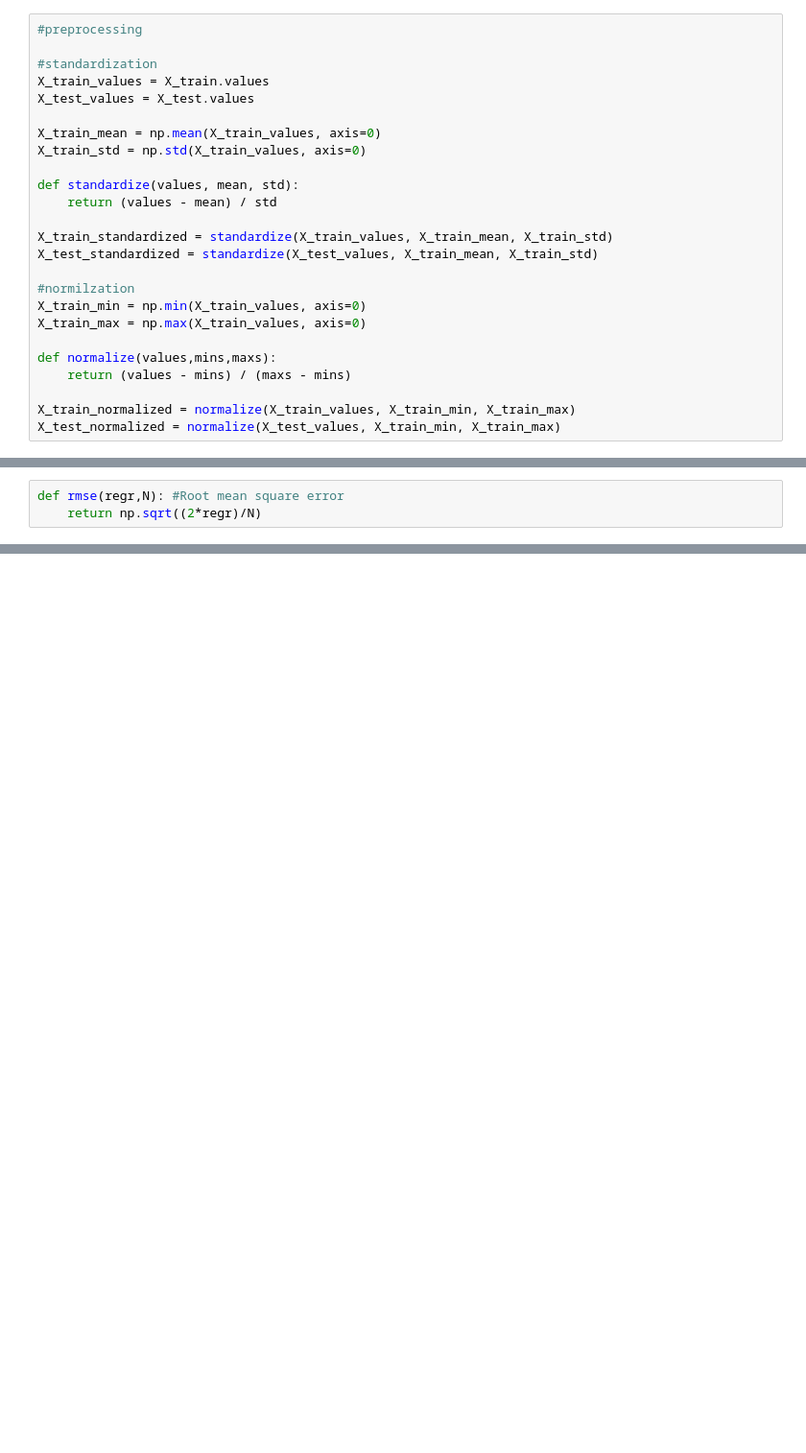
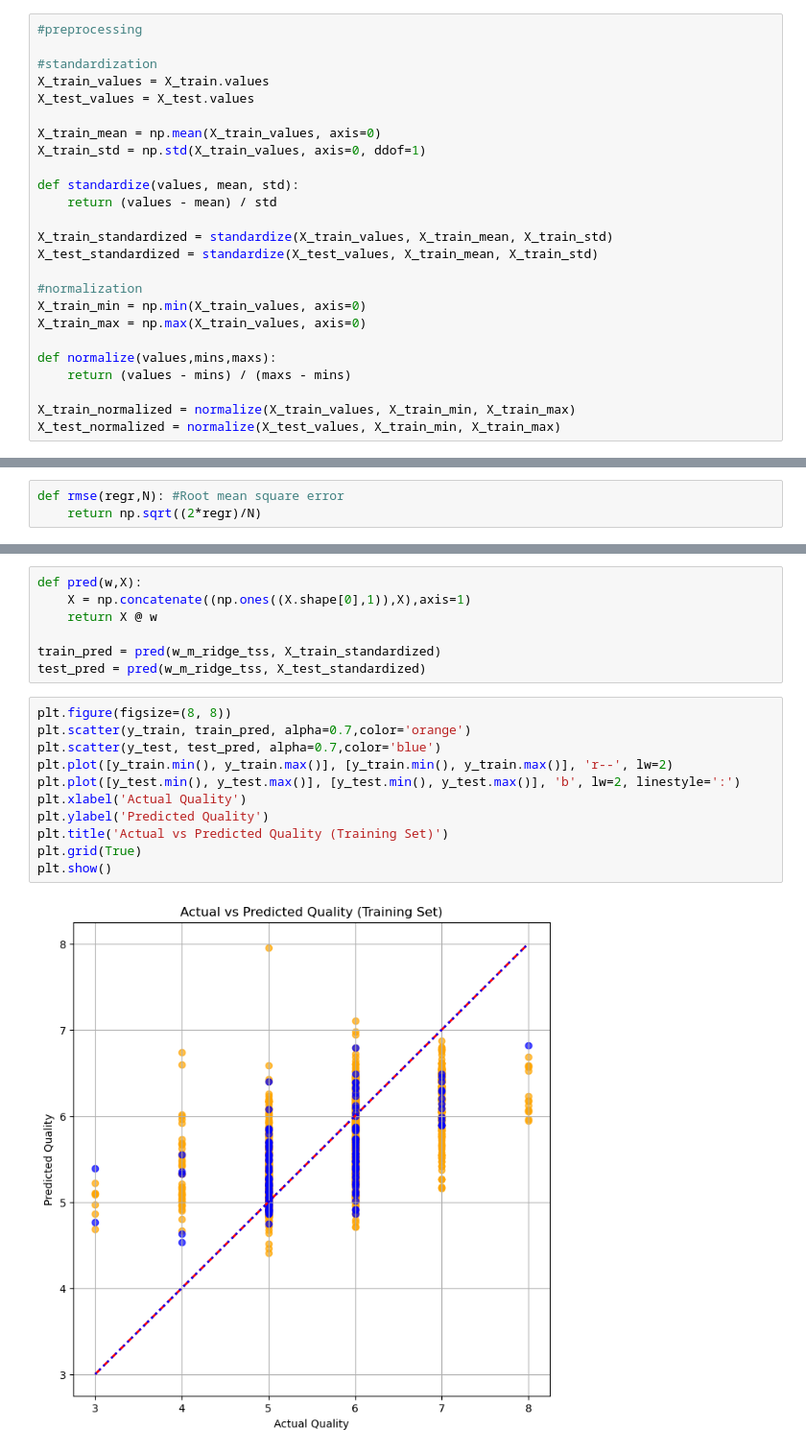
Before and after one commit to AidanMan217/Machine-Learning, a Jupyter notebook: wine quality (HW2).ipynb, the cells around one changed output, grey strips where cells are left out. Shown at 96% size. Saved outputs shown, nothing was run; the diff lists cells and outputs as text; blank space fills up the shorter version.

```diff
--- a/wine quality (HW2).ipynb
+++ b/wine quality (HW2).ipynb
@@ -41,7 +32,7 @@ X_train_values = X_train.values
 X_test_values = X_test.values
 
 X_train_mean = np.mean(X_train_values, axis=0)
-X_train_std = np.std(X_train_values, axis=0)
+X_train_std = np.std(X_train_values, axis=0, ddof=1)
 
 def standardize(values, mean, std):
     return (values - mean) / std
@@ -49,7 +40,7 @@ def standardize(values, mean, std):
 X_train_standardized = standardize(X_train_values, X_train_mean, X_train_std)
 X_test_standardized = standardize(X_test_values, X_train_mean, X_train_std)
 
-#normilzation
+#normalization
 X_train_min = np.min(X_train_values, axis=0)
 X_train_max = np.max(X_train_values, axis=0)
 
@@ -111,0 +165,20 @@ def rmse(regr,N): #Root mean square error
+# %%
+def pred(w,X):
+    X = np.concatenate((np.ones((X.shape[0],1)),X),axis=1)
+    return X @ w
+
+train_pred = pred(w_m_ridge_tss, X_train_standardized)
+test_pred = pred(w_m_ridge_tss, X_test_standardized)
+# %%
+plt.figure(figsize=(8, 8))
+plt.scatter(y_train, train_pred, alpha=0.7,color='orange')
+plt.scatter(y_test, test_pred, alpha=0.7,color='blue')
+plt.plot([y_train.min(), y_train.max()], [y_train.min(), y_train.max()], 'r--', lw=2)
+plt.plot([y_test.min(), y_test.max()], [y_test.min(), y_test.max()], 'b', lw=2, linestyle=':')
+plt.xlabel('Actual Quality')
+plt.ylabel('Predicted Quality')
+plt.title('Actual vs Predicted Quality (Training Set)')
+plt.grid(True)
+plt.show()
+# %% [output]
+[figure, added]
```
Also changed, not shown: parts of 10 cells of this notebook.
